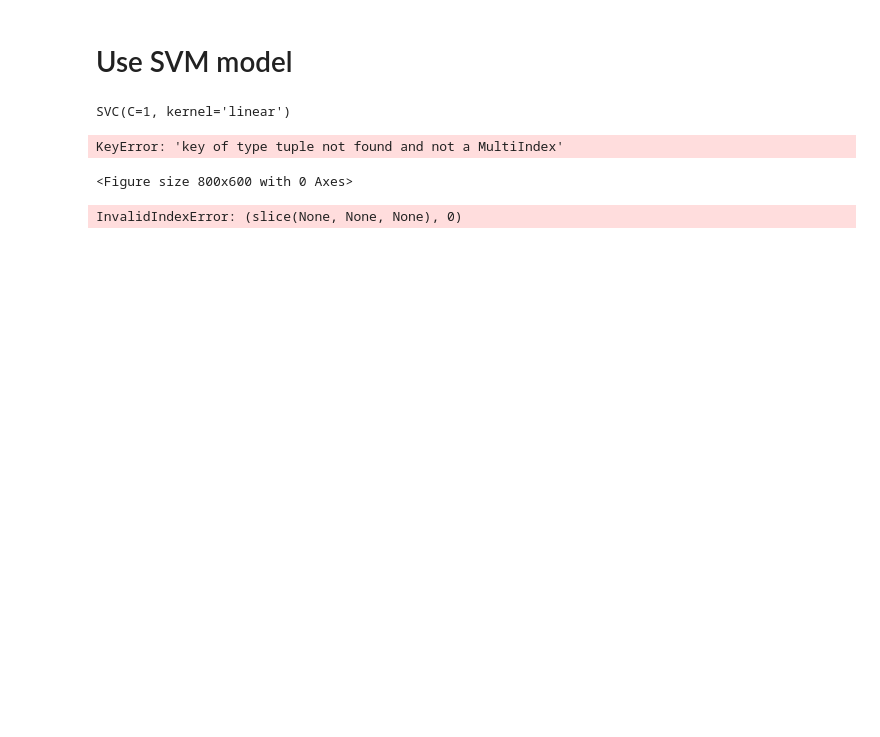
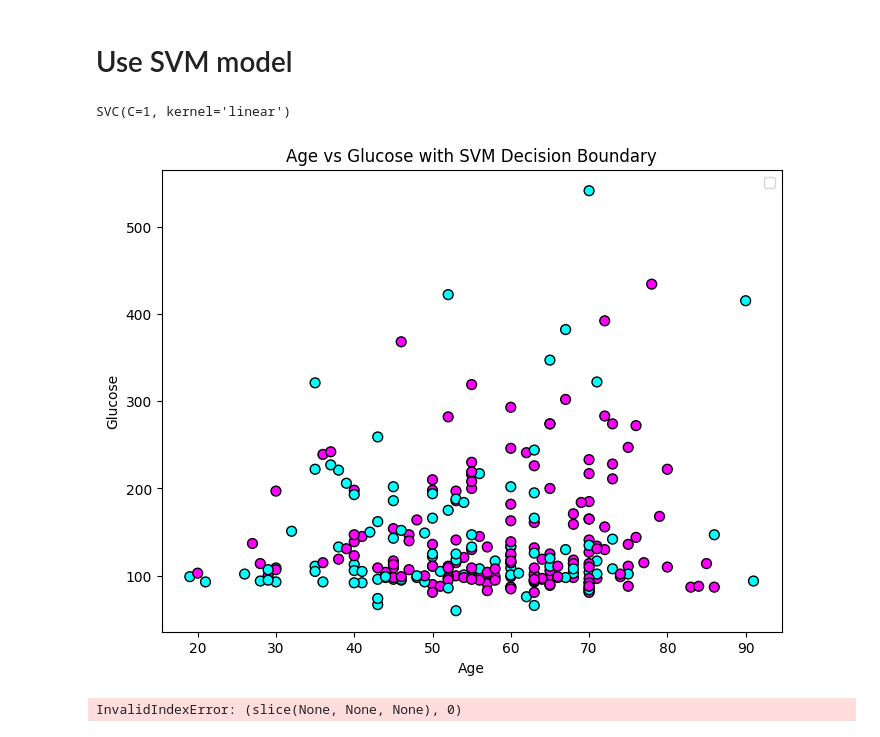
Before and after one commit to koratjay2022/bia_project, a Jupyter notebook: Heart_Attack/SVM_AND_KNN/SVM/SVM_Heart_attack.ipynb, the cells around one changed output. Cells and saved outputs as stored; diff of their text form; code cells hidden in the pictures; blank space fills up the shorter version.

```diff
--- a/Heart_Attack/SVM_AND_KNN/SVM/SVM_Heart_attack.ipynb
+++ b/Heart_Attack/SVM_AND_KNN/SVM/SVM_Heart_attack.ipynb
@@ -91,15 +91,41 @@ model = SVC(kernel='linear',C=1)
 model.fit(X_train, y_train)
 # %% [output]
 SVC(C=1, kernel='linear')
-# %%
-plt.figure(figsize=(8, 6))
-plt.scatter(y_train[:, 0], y_test[:, 1], c=y, s=50, cmap='age', edgecolors='k')
-plt.xlabel('Age')
-plt.ylabel('Glucose')
-plt.title('Age vs Glucose with SVM Decision Boundary')
-# %% [output]
-KeyError: 'key of type tuple not found and not a MultiIndex'
-<Figure size 800x600 with 0 Axes>
+# %%
+# plt.figure(figsize=(8, 6))
+# plt.scatter(y_train[:, 0], y_test[:, 1], c=y, s=50, cmap='age', edgecolors='k')
+# plt.xlabel('Age')
+# plt.ylabel('Glucose')
+# plt.title('Age vs Glucose with SVM Decision Boundary')
+from sklearn.preprocessing import LabelEncoder
+
+# Convert 'negative' and 'positive' to numeric labels
+label_encoder = LabelEncoder()
+
+# Encode y_train and y_test
+y_train_encoded = label_encoder.fit_transform(y_train)
+y_test_encoded = label_encoder.transform(y_test)
+
+# Ensure X_train and X_test are NumPy arrays if they are pandas DataFrames
+X_train = X_train.values if isinstance(X_train, pd.DataFrame) else X_train
+X_test = X_test.values if isinstance(X_test, pd.DataFrame) else X_test
+
+# Plot data points
+plt.figure(figsize=(8, 6))
+
+# Plot training data (e.g., Age vs Glucose)
+# plt.scatter(X_train[:, 0], X_train[:, 5], c=y_train_encoded, s=50, cmap='winter', edgecolors='k', label="Train")
+
+# Plot testing data (e.g., Age vs Glucose)
+plt.scatter(X_test[:, 0], X_test[:, 5], c=y_test_encoded, s=50, cmap='cool', edgecolors='k')
+
+plt.xlabel('Age')
+plt.ylabel('Glucose')
+plt.title('Age vs Glucose with SVM Decision Boundary')
+plt.legend()
+plt.show()
+# %% [output]
+[figure, added]
 # %%
 def plot_svc_decision_function(model, ax=None, plot_support=True):
     """Plot the decision function for a 2D SVC"""
```
Also changed, not shown: parts of 3 cells of this notebook, 1 other file.
